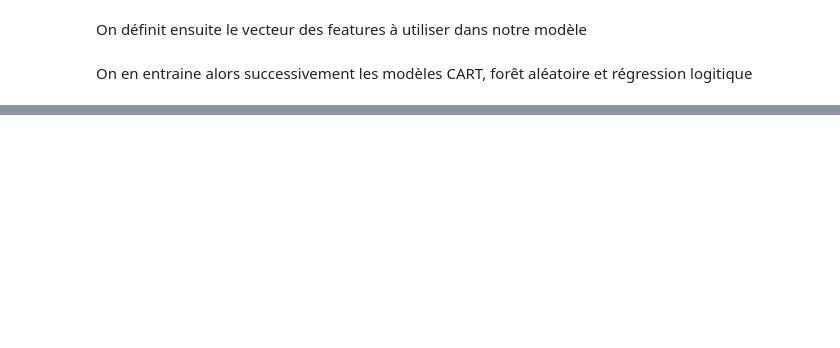
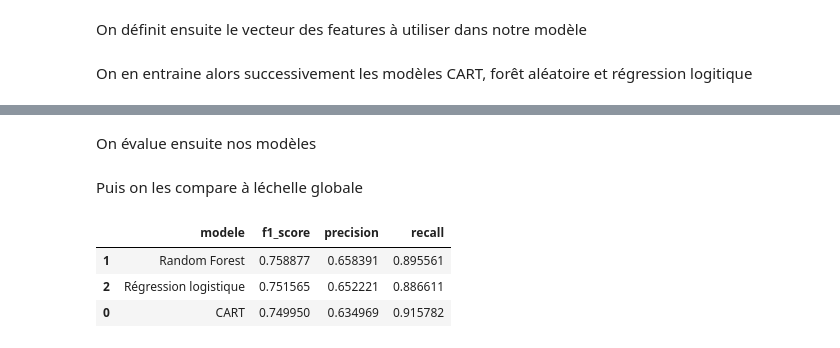
Before and after one commit to yaminkonlambigue/projet-qualite-air, a Jupyter notebook: notebooks/04_modelisation.ipynb, the cells around one changed output, grey strips where cells are left out. Cells and saved outputs as stored; diff of their text form; code cells hidden in the pictures; blank space fills up the shorter version.

```diff
--- a/notebooks/04_modelisation.ipynb
+++ b/notebooks/04_modelisation.ipynb
@@ -78,0 +80,19 @@ plt.show()
+# %% [markdown]
+On évalue ensuite nos modèles
+# %%
+cart_eval = evaluate_model(model_cart, X_test, y_test)
+rf_eval = evaluate_model(model_rf, X_test, y_test)
+# Pour le modèle logistique, il faut standardidser d'abord
+model_log, scaler, X_train_scaled, X_test_scaled = train_logistic_regression(X_train, y_train, X_test)
+log_eval = evaluate_model(model_log, X_test_scaled, y_test)
+# %% [markdown]
+Puis on les compare à léchelle globale
+# %%
+from src.models import compare_models
+
+compare_models(cart_eval, rf_eval, log_eval)
+# %% [output]
+|  | modele | f1_score | precision | recall |
+| 1 | Random Forest | 0.758877 | 0.658391 | 0.895561 |
+| 2 | Régression logistique | 0.751565 | 0.652221 | 0.886611 |
+| 0 | CART | 0.749950 | 0.634969 | 0.915782 |
```
Also changed, not shown: parts of 11 cells of this notebook, 1 other file.
